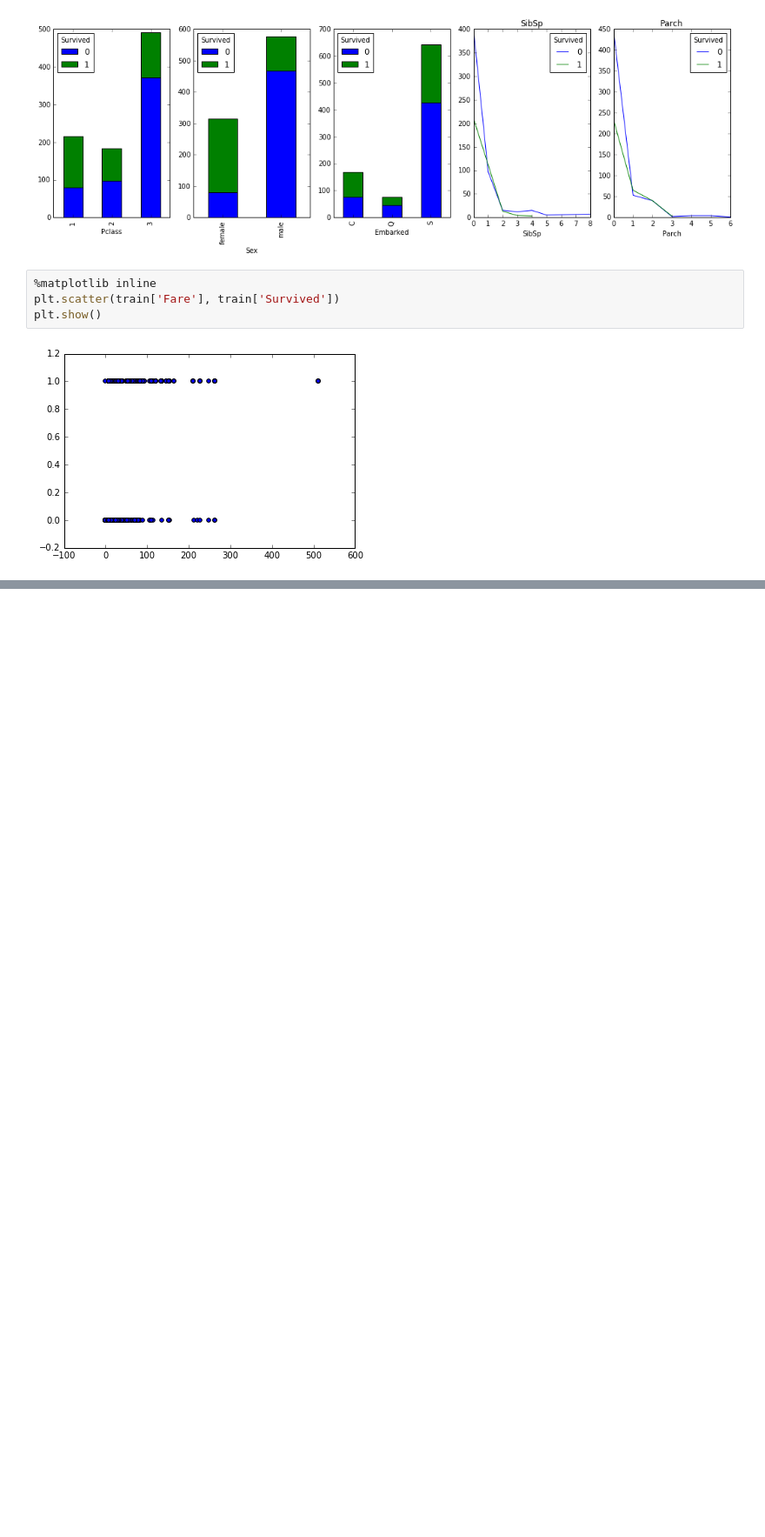
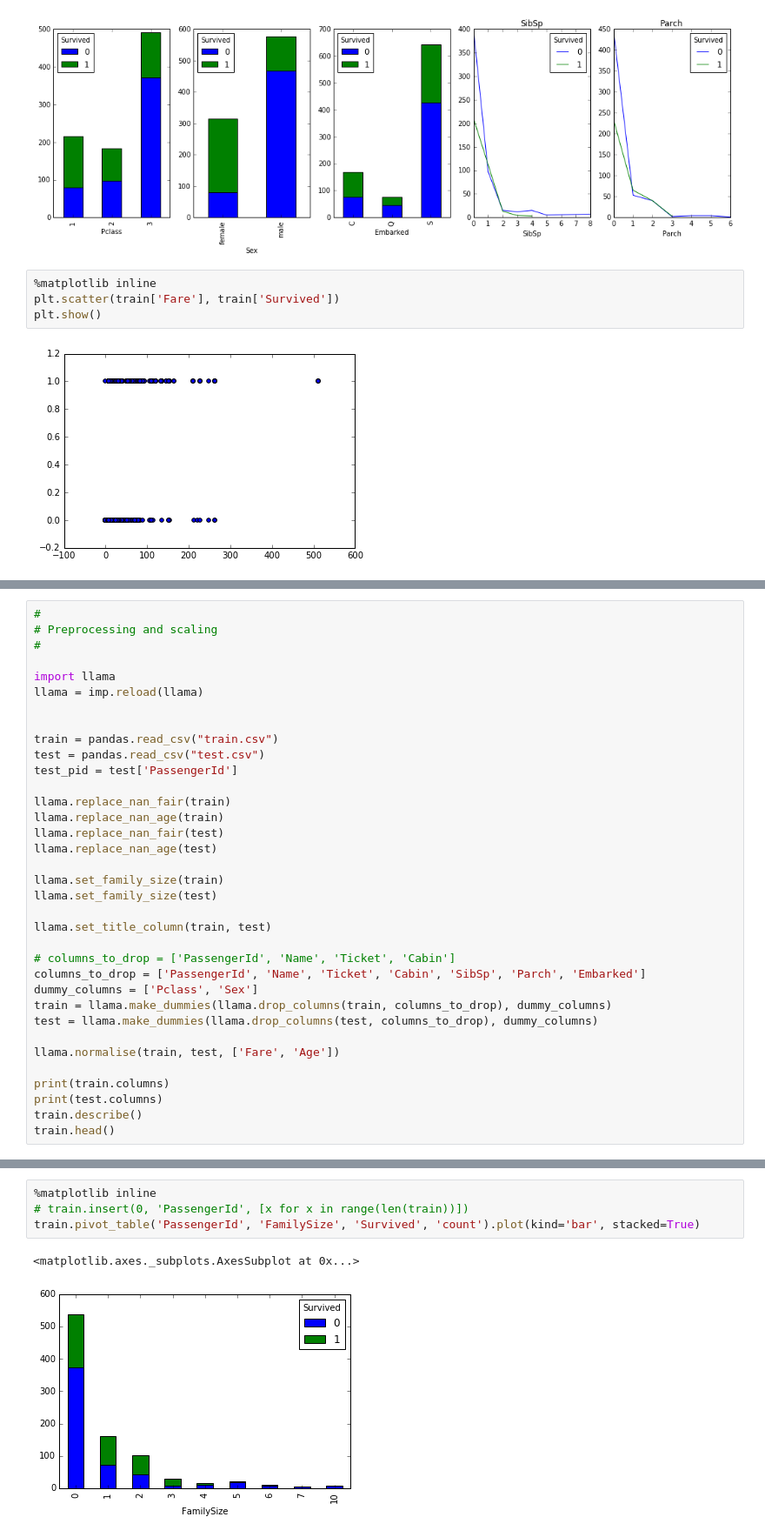
Before and after one commit to vadimnazarov/kaggle-titanic, a Jupyter notebook: titanic.ipynb, the cells around one changed output, grey strips where cells are left out. Shown at 87% size. Drawn from its saved outputs; the diff is of its cells as text; blank space fills up the shorter version.

```diff
--- a/titanic.ipynb
+++ b/titanic.ipynb
@@ -149,0 +80,35 @@ Index(['Age', 'Fare', 'Pclass_1', 'Pclass_2', 'Pclass_3', 'Sex_female',
+# %%
+#
+# Preprocessing and scaling
+#
+
+import llama
+llama = imp.reload(llama)
+
+
+train = pandas.read_csv("train.csv")
+test = pandas.read_csv("test.csv")
+test_pid = test['PassengerId']
+
+llama.replace_nan_fair(train)
+llama.replace_nan_age(train)
+llama.replace_nan_fair(test)
+llama.replace_nan_age(test)
+
+llama.set_family_size(train)
+llama.set_family_size(test)
+
+llama.set_title_column(train, test)
+
+# columns_to_drop = ['PassengerId', 'Name', 'Ticket', 'Cabin']
+columns_to_drop = ['PassengerId', 'Name', 'Ticket', 'Cabin', 'SibSp', 'Parch', 'Embarked']
+dummy_columns = ['Pclass', 'Sex']
+train = llama.make_dummies(llama.drop_columns(train, columns_to_drop), dummy_columns)
+test = llama.make_dummies(llama.drop_columns(test, columns_to_drop), dummy_columns)
+
+llama.normalise(train, test, ['Fare', 'Age'])
+
+print(train.columns)
+print(test.columns)
+train.describe()
+train.head()
@@ -150,3 +132,10 @@ Index(['Age', 'Fare', 'Pclass_1', 'Pclass_2', 'Pclass_3', 'Sex_female',
+# %%
+%matplotlib inline
+# train.insert(0, 'PassengerId', [x for x in range(len(train))])
+train.pivot_table('PassengerId', 'FamilySize', 'Survived', 'count').plot(kind='bar', stacked=True)
+# %% [output]
+<matplotlib.axes._subplots.AxesSubplot at 0x...>
+[figure, added]
 # %%
 #
 # Shuffling for Cross Validation
```
Also changed, not shown: parts of 12 cells of this notebook.
